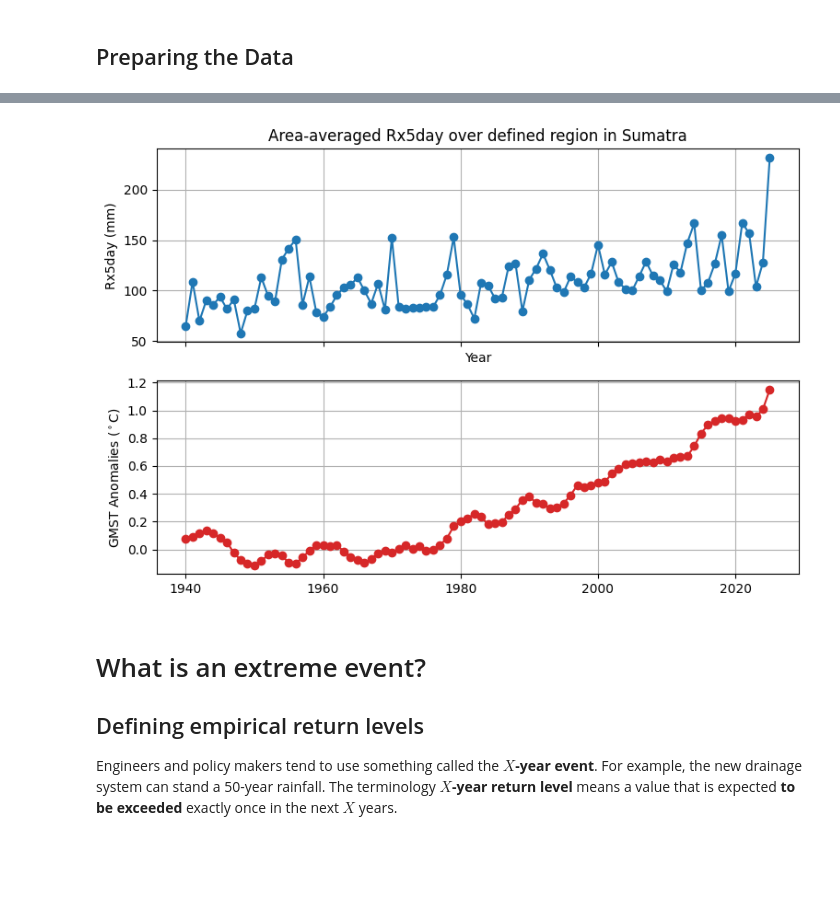
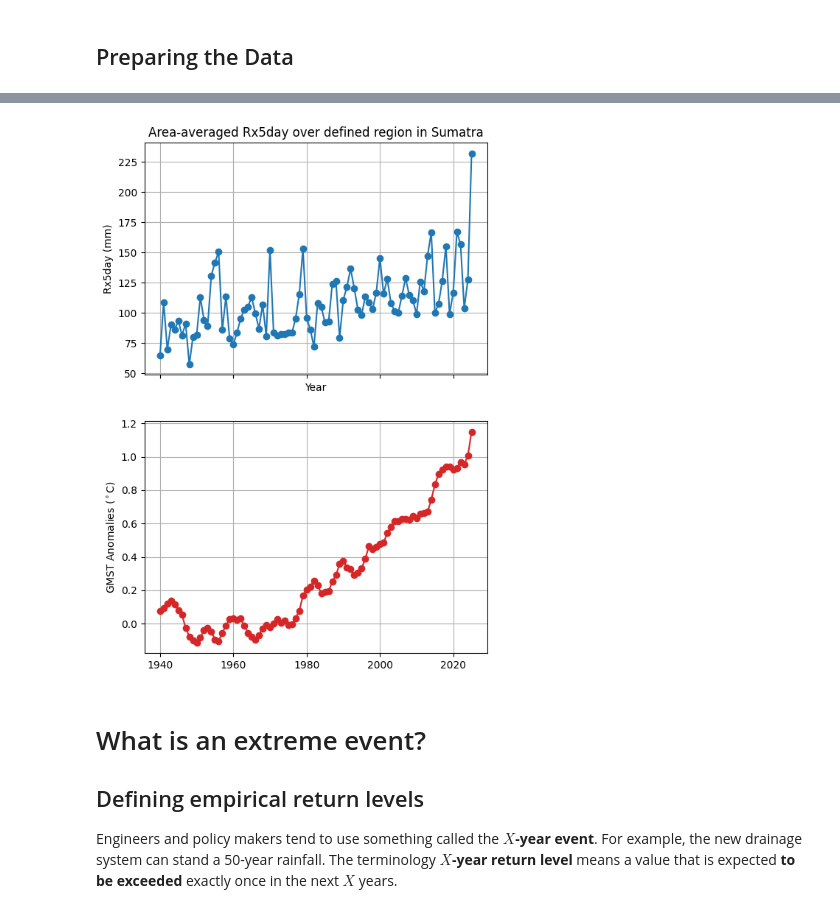
Before and after one commit to nathasya-abenita/diploma_data_analysis, a Jupyter notebook: scripts/project/extreme_trend_detection.ipynb, the cells around one changed output, grey strips where cells are left out. Cells and saved outputs as stored; diff of their text form; code cells hidden in the pictures; blank space fills up the shorter version.

```diff
--- a/scripts/project/extreme_trend_detection.ipynb
+++ b/scripts/project/extreme_trend_detection.ipynb
@@ -50,22 +52,22 @@ df_gmst = df_gmst.set_index(keys='year')
 df = pd.merge(df, df_gmst, left_index=True, right_index=True)
 # %%
 # Prepare axis
-fig, ax = plt.subplots(2, 1, figsize=(9, 6), sharex=True)
+fig, ax = plt.subplots(2, 1, figsize=(6, 9), sharex=True)
 
 # Plot Rx5day
 ax[0].plot(df.index, df['tp'], '-o')
 ax[0].set_xlabel('Year')
 ax[0].set_ylabel('Rx5day (mm)')
 ax[0].set_title('Area-averaged Rx5day over defined region in Sumatra')
 ax[0].grid()
 
 # Plot GMST
 ax[1].plot(df.index, df['gmst'], '-o', color='tab:red')
 ax[1].set_ylabel(r'GMST Anomalies (${}^\circ$C)')
 plt.grid()
 plt.show()
 # %% [output]
-[figure, old version]
+[figure, new version]
 # %% [markdown]
 # What is an extreme event?
 
```
Also changed, not shown: parts of 13 cells of this notebook, 1 other file.
